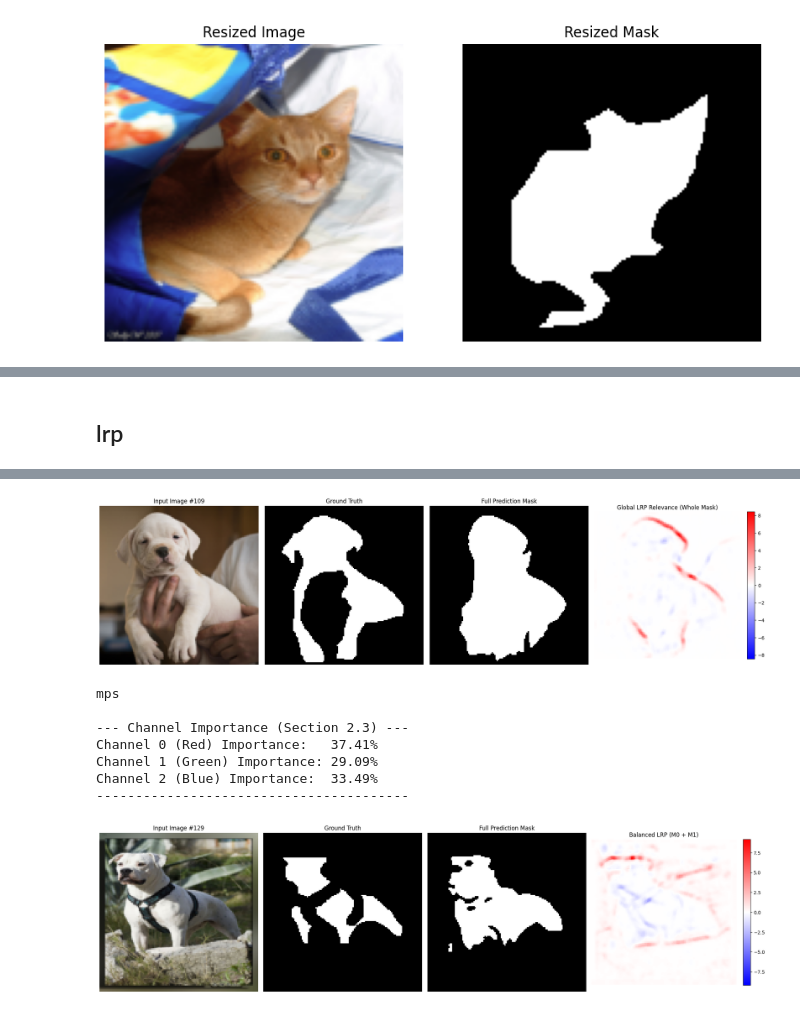
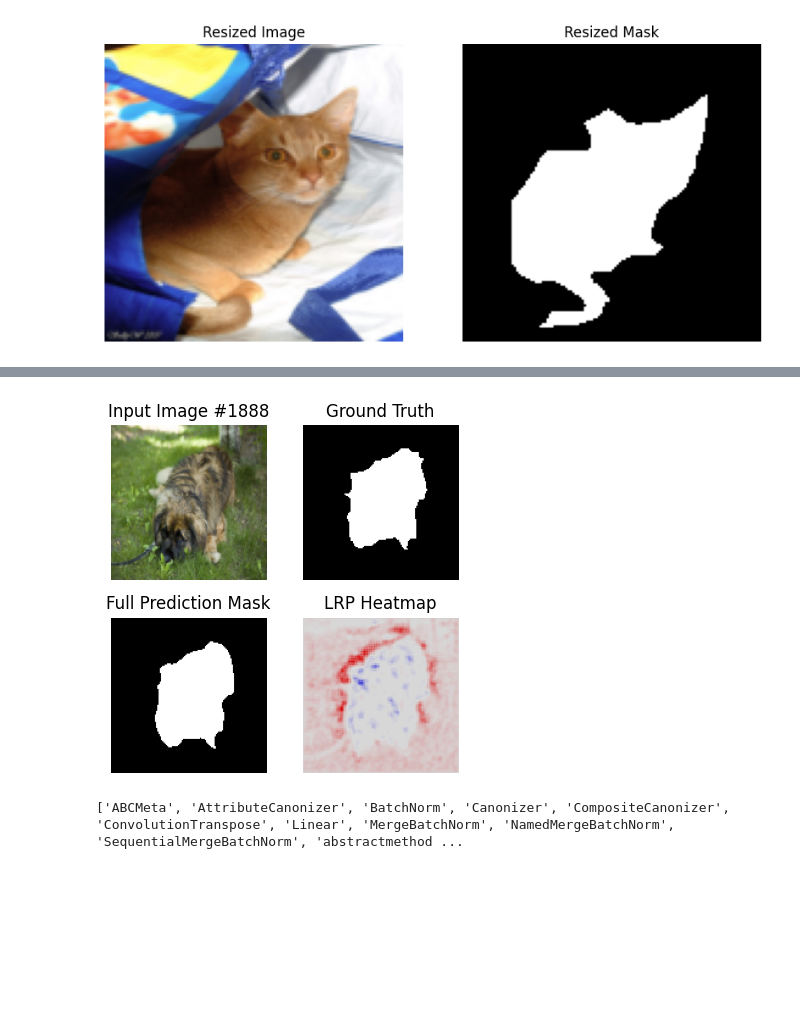
Before and after one commit to ngmnh/lrp_unet, a Jupyter notebook: unet01.ipynb, the cells around one changed output, grey strips where cells are left out. Cells and saved outputs as stored; diff of their text form; code cells hidden in the pictures; blank space fills up the shorter version.

Commit message:
zennit testing

```diff
--- a/unet01.ipynb
+++ b/unet01.ipynb
@@ -109,13 +121,3 @@ class CustomDataset(torch.utils.data.Dataset):
 
     def __len__(self):
         return len(self.dataset)
-# %%
-if __name__ == "__main__":
-    # double_conv = DoubleConv(64, 64)
-
-    # pytorch always batch, channel, size
-    input_image = torch.rand((1, 3, 512, 512))
-    model = UNET(in_channels=3, num_classes=1)
-    output = model(input_image)
-    # input size should be same as output
-    print(output.shape)
@@ -278,19 +256,0 @@ Epoch 5/5, Validation Loss: 0.3371
-# %%
-import torch
-
-# Rebuild the exact same empyt model architecture
-device = "mps" if torch.backends.mps.is_available() else "cpu"
-model = UNET(in_channels=3, num_classes=1)
-
-# load the weights from the file (map_location ensures it loads on the right chip)
-# weights_only=True is a modern PyTorch security best practice
-saved_weights = torch.load("./models/unet.pth", map_location=device, weights_only=True)
-model.load_state_dict(saved_weights)
-
-# 3. Move the model to your M-series chip or CPU
-model = model.to(device)
-
-# Put the model in evaluation mode
-model.eval()
-
-print("Model successfully loaded and ready for inference!")
@@ -377,5 +257,3 @@ tensor([[[[-2.8683, -3.6585, -3.9924,  ..., -3.7477, -3.6358, -2.4361],
-# %% [markdown]
-## lrp
 # %%
 import torch
 import matplotlib.pyplot as plt
@@ -452,12 +357,12 @@ def test_validation_image_global_lrp(model_path, val_dataset, device, image_inde
 # %%
+
 if __name__ == "__main__":
-    device = torch.device("cuda") if torch.cuda.is_available() else torch.device("mps") if torch.backends.mps.is_available() else torch.device("cpu")
+    # device = torch.device("cuda") if torch.cuda.is_available() else torch.device("mps") if torch.backends.mps.is_available() else torch.device("cpu")
+
 
     print(device)
-    # Assuming val_ds and device are already defined in your script above!
     MODEL_PATH = "./models/unet.pth"
-
-    # Run this to test a completely random image from the validation set:
-    test_validation_image_global_lrp(MODEL_PATH, val_ds, device, 109)
+    # 2900 2767 1888
+    fig = validate_image(MODEL_PATH, val_ds, device, 1888)
 # %% [output]
 mps
@@ -464 +370 @@ mps
-[figure, old version]
+[figure, new version]
@@ -590,19 +370,0 @@ def test_validation_image_balanced_lrp(model_path, val_dataset, device, image_in
-# %%
-if __name__ == "__main__":
-    device = torch.device("cuda") if torch.cuda.is_available() else torch.device("mps") if torch.backends.mps.is_available() else torch.device("cpu")
-
-    print(device)
-    # Assuming val_ds and device are already defined in your script above!
-    MODEL_PATH = "./models/unet.pth"
-
-    # Run this to test a completely random image from the validation set:
-    test_validation_image_balanced_lrp(MODEL_PATH, val_ds, device, 129)
-# %% [output]
-mps
-
---- Channel Importance (Section 2.3) ---
-Channel 0 (Red) Importance:   37.41%
-Channel 1 (Green) Importance: 29.09%
-Channel 2 (Blue) Importance:  33.49%
-----------------------------------------
-[figure, removed]
@@ -608,0 +377,7 @@ Channel 2 (Blue) Importance:  33.49%
+# %%
+import zennit.canonizers
+
+# This will print a list of all classes, functions, and variables in the module
+print([name for name in dir(zennit.canonizers) if not name.startswith('_')])
+# %% [output]
+['ABCMeta', 'AttributeCanonizer', 'BatchNorm', 'Canonizer', 'CompositeCanonizer', 'ConvolutionTranspose', 'Linear', 'MergeBatchNorm', 'NamedMergeBatchNorm', 'SequentialMergeBatchNorm', 'abstractmethod ...
```
Also changed, not shown: parts of 16 cells of this notebook.
